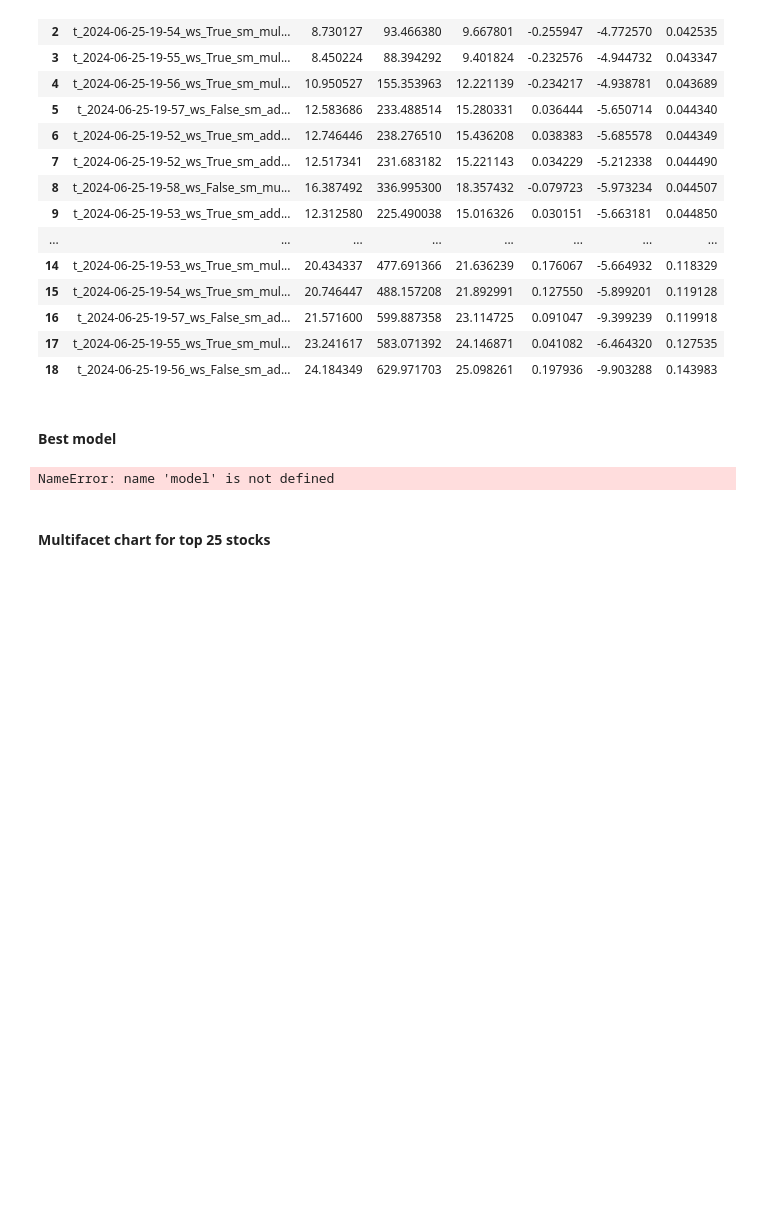
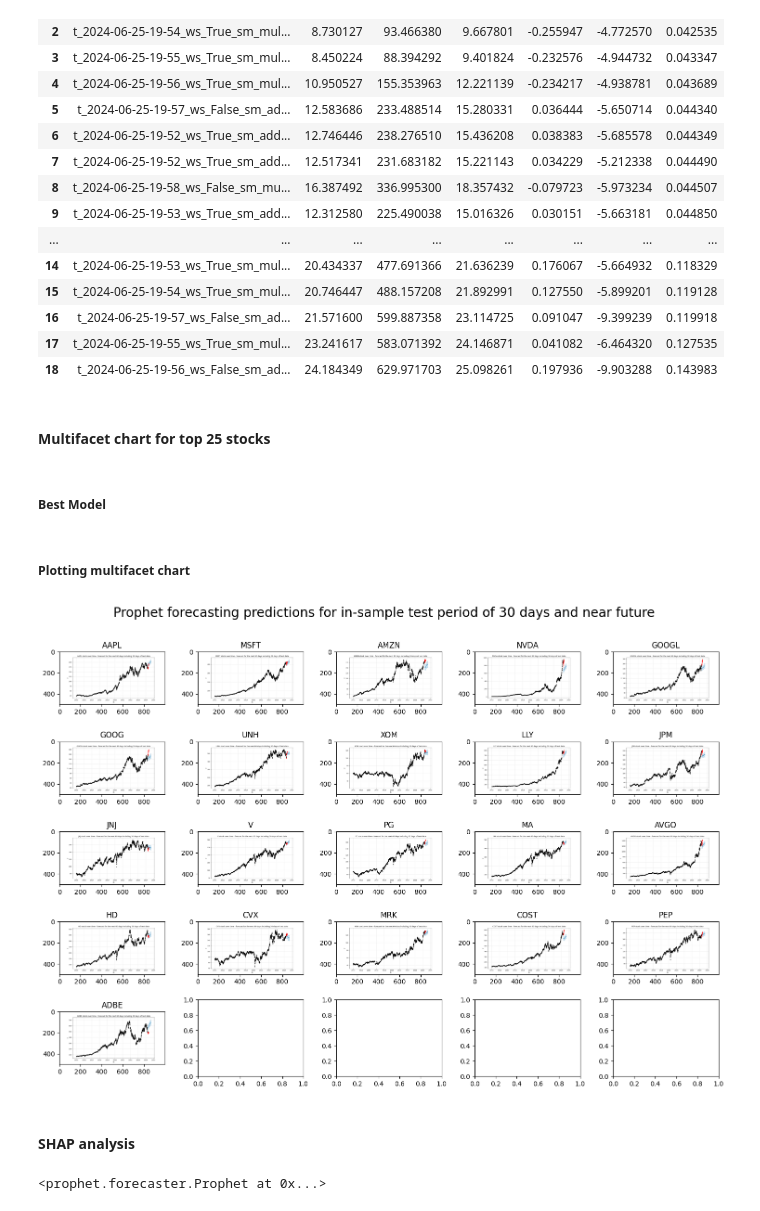
Before and after one commit to anuvrat-umich/siads_milestone2, a Jupyter notebook: src/supervised_ML.ipynb, the cells around one changed output. Drawn from its saved outputs; the diff is of its cells as text; code cells hidden in the pictures; blank space fills up the shorter version.

```diff
--- a/src/supervised_ML.ipynb
+++ b/src/supervised_ML.ipynb
@@ -48,6 +77,8 @@ existing_top_stocks = [col for col in top_stocks if col in close_prices_adj.colu
 # %%
 # Select the top 20 stocks since 1st Jan 2019
-close_prices_adj_top=close_prices_adj[existing_top_stocks][close_prices_adj.index>=data_start_date]
+close_prices_adj_top = close_prices_adj[existing_top_stocks][
+    close_prices_adj.index >= data_start_date
+]
 # Save the dataset as a pickle file
-close_prices_adj_top.to_pickle(data_folder + 'close_prices_adj_top_supervised.pkl')
+close_prices_adj_top.to_pickle(data_folder + "close_prices_adj_top_supervised.pkl")
 # %% [markdown]
@@ -137,8 +168,10 @@ metrics_df.set_index('stock').groupby('batch_id').median().sort_values('mape', a
 | 16 | t_2024-06-25-19-57_ws_False_sm_ad... | 21.571600 | 599.887358 | 23.114725 | 0.091047 | -9.399239 | 0.119918 |
 | 17 | t_2024-06-25-19-55_ws_True_sm_mul... | 23.241617 | 583.071392 | 24.146871 | 0.041082 | -6.464320 | 0.127535 |
 | 18 | t_2024-06-25-19-56_ws_False_sm_ad... | 24.184349 | 629.971703 | 25.098261 | 0.197936 | -9.903288 | 0.143983 |
+# %% [markdown]
+#### Multifacet chart for top 25 stocks
 # %% [markdown]
-#### Best model
+##### Best Model
 # %%
 # Turn off warnings
 warnings.filterwarnings("ignore")
@@ -170,3 +203,41 @@ for stock in existing_top_stocks:
 
 # Turn on warnings
 warnings.filterwarnings("default")
+# %% [markdown]
+##### Plotting multifacet chart
+# %%
+# Checking if the number of stocks is a perfect square
+int_sqrt = isqrt(len(existing_top_stocks))
+full_sqrt = sqrt(len(existing_top_stocks))
+
+if int_sqrt == full_sqrt:  # Perfect square
+    nrows = int_sqrt
+    ncols = int_sqrt
+else:
+    nrows = int_sqrt + 1
+    ncols = ceil(len(existing_top_stocks) / (int_sqrt + 1))
+
+# Adding the backslash to the input directory if not present to make the location name consistent
+if prophet_folder[-1] != "/":
+    prophet_folder += "/"
+
+# Showing a multifacet plot of the metrics
+fig, ax = plt.subplots(nrows, ncols, figsize=(15, 10))
+for i, stock in enumerate(existing_top_stocks):
+    row = i // ncols
+    col = i % ncols
+    img_path = prophet_folder + "prophet_e2e_forecast_" + stock + ".png"
+    img = mpimg.imread(img_path)
+    ax[row, col].imshow(img)
+    ax[row, col].set_title(stock)
+plt.tight_layout()
+plt.suptitle(
+    "Prophet forecasting predictions for in-sample test period of 30 days and near future",
+    fontsize=20,
+    y=1.05,
+)
+plt.show()
+# %% [output]
+[figure, added]
+# %% [markdown]
+#### SHAP analysis
@@ -173,17 +257,13 @@ warnings.filterwarnings("default")
 # %%
-best_model=Prophet(
-            weekly_seasonality=tmp_weekly_seasonality,
-            seasonality_mode=tmp_seasonality_mode,
-        ).add_seasonality(
-            name="monthly",
-            period=30.5,
-            fourier_order=tmp_monthly_fourier_order,
-        )
+best_model = Prophet(
+    weekly_seasonality=tmp_weekly_seasonality,
+    seasonality_mode=tmp_seasonality_mode,
+).add_seasonality(
+    name="monthly",
+    period=30.5,
+    fourier_order=tmp_monthly_fourier_order,
+)
 
-best_model.fit(train)
-
-regressor_coef = regressor_coefficients(best_model)
+best_model.fit(t_train)
 # %% [output]
-NameError: name 'model' is not defined
+<prophet.forecaster.Prophet at 0x...>
-# %% [markdown]
-#### Multifacet chart for top 25 stocks
```
Also changed, not shown: parts of 16 cells of this notebook.
